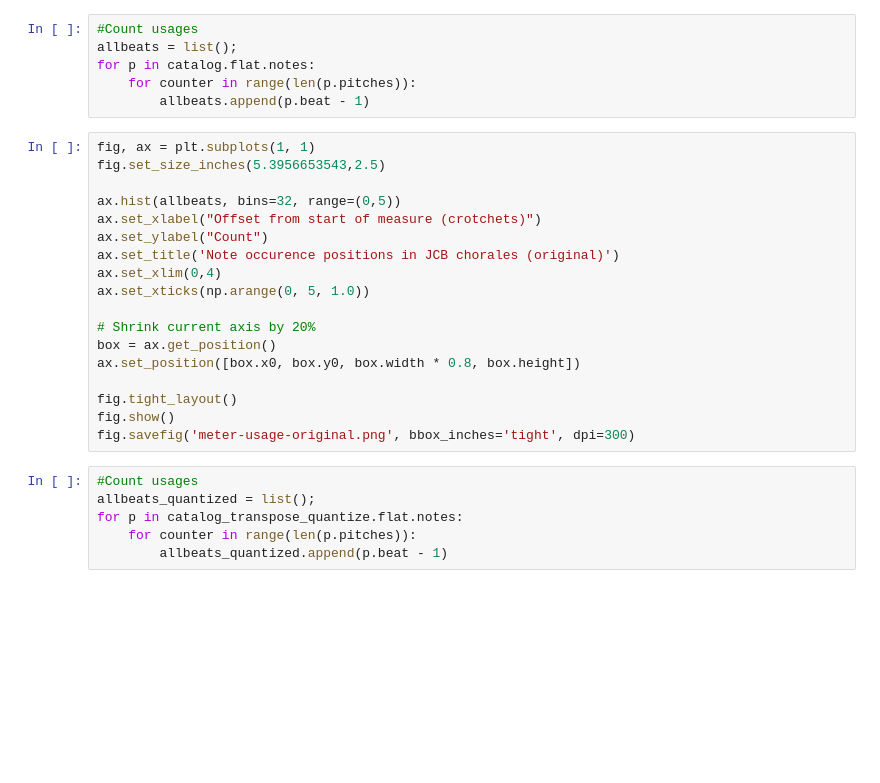
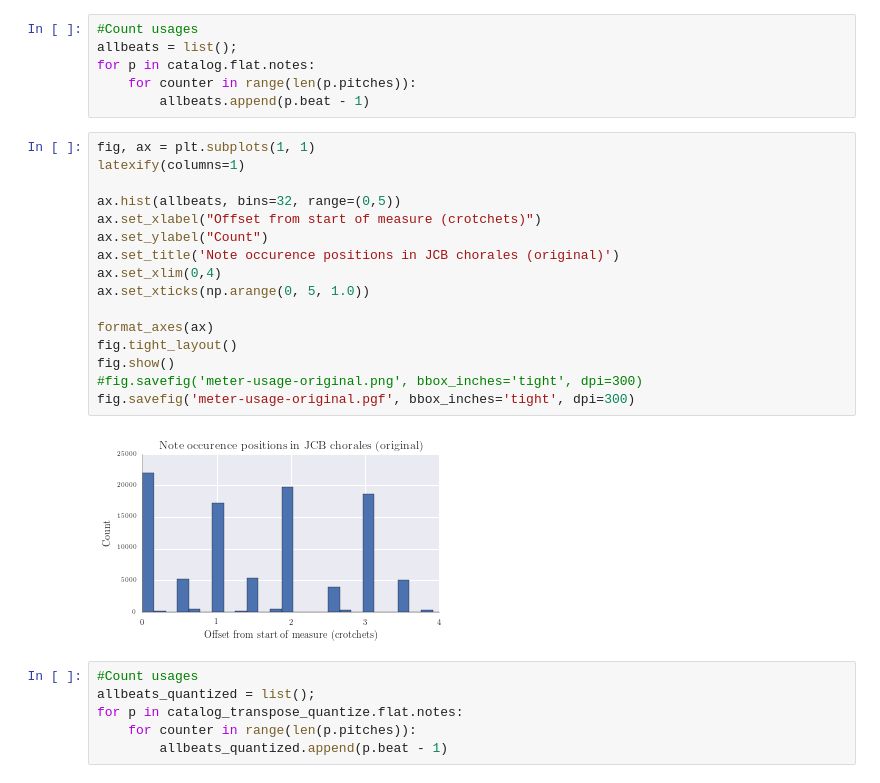
Before and after one commit to feynmanliang/bachbot-thesis, a Jupyter notebook: jupyter-notebooks/Corpus studies.ipynb, the cells around one changed output. Drawn from its saved outputs; the diff is of its cells as text; blank space fills up the shorter version.

```diff
--- a/jupyter-notebooks/Corpus studies.ipynb
+++ b/jupyter-notebooks/Corpus studies.ipynb
@@ -126,22 +154,22 @@ for p in catalog.flat.notes:
         allbeats.append(p.beat - 1)
 # %%
 fig, ax = plt.subplots(1, 1)
-fig.set_size_inches(5.3956653543,2.5)
+latexify(columns=1)
 
 ax.hist(allbeats, bins=32, range=(0,5))
 ax.set_xlabel("Offset from start of measure (crotchets)")
 ax.set_ylabel("Count")
 ax.set_title('Note occurence positions in JCB chorales (original)')
 ax.set_xlim(0,4)
 ax.set_xticks(np.arange(0, 5, 1.0))
 
-# Shrink current axis by 20%
-box = ax.get_position()
-ax.set_position([box.x0, box.y0, box.width * 0.8, box.height])
-
+format_axes(ax)
 fig.tight_layout()
 fig.show()
-fig.savefig('meter-usage-original.png', bbox_inches='tight', dpi=300)
+#fig.savefig('meter-usage-original.png', bbox_inches='tight', dpi=300)
+fig.savefig('meter-usage-original.pgf', bbox_inches='tight', dpi=300)
+# %% [output]
+[figure, added]
 # %%
 #Count usages
 allbeats_quantized = list();
```
Also changed, not shown: parts of 8 cells of this notebook, 17 other files.
